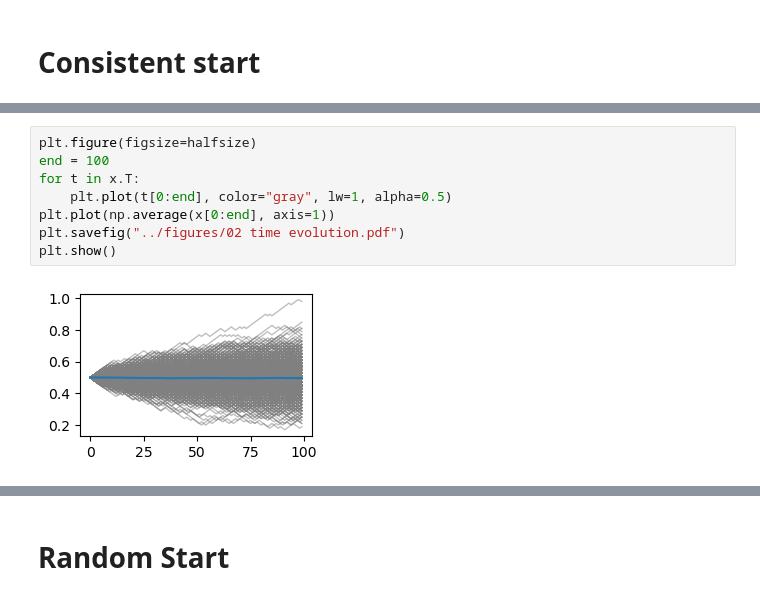
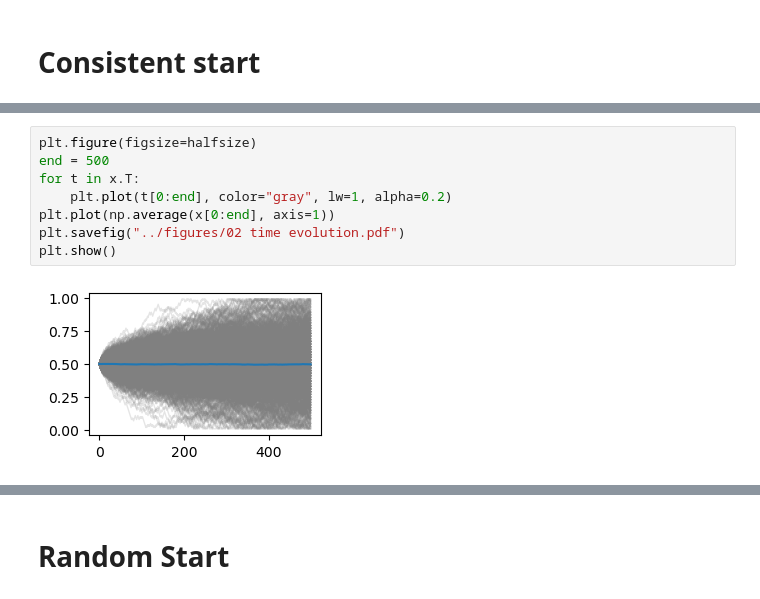
Before and after one commit to leoole100/fp2, a Jupyter notebook: 04 montecarlo/scripts/02 potential well.ipynb, the cells around one changed output, grey strips where cells are left out. Saved outputs shown, nothing was run; the diff lists cells and outputs as text.

Commit message:
changed figures

```diff
--- a/04 montecarlo/scripts/02 potential well.ipynb
+++ b/04 montecarlo/scripts/02 potential well.ipynb
@@ -51,13 +51,13 @@ Wall time: 1.44 s
 # %%
 plt.figure(figsize=halfsize)
-end = 100
+end = 500
 for t in x.T:
-	plt.plot(t[0:end], color="gray", lw=1, alpha=0.5)
+	plt.plot(t[0:end], color="gray", lw=1, alpha=0.2)
 plt.plot(np.average(x[0:end], axis=1))
 plt.savefig("../figures/02 time evolution.pdf")
 plt.show()
 # %% [output]
-[figure, old version]
+[figure, new version]
 # %%
 plt.figure(figsize=halfsize)
 hist, bins = np.histogram(x.ravel(), bins=np.arange(0, 1+0.05, 0.05), density=True)
```
Also changed, not shown: parts of 3 cells of this notebook, 3 other files.
